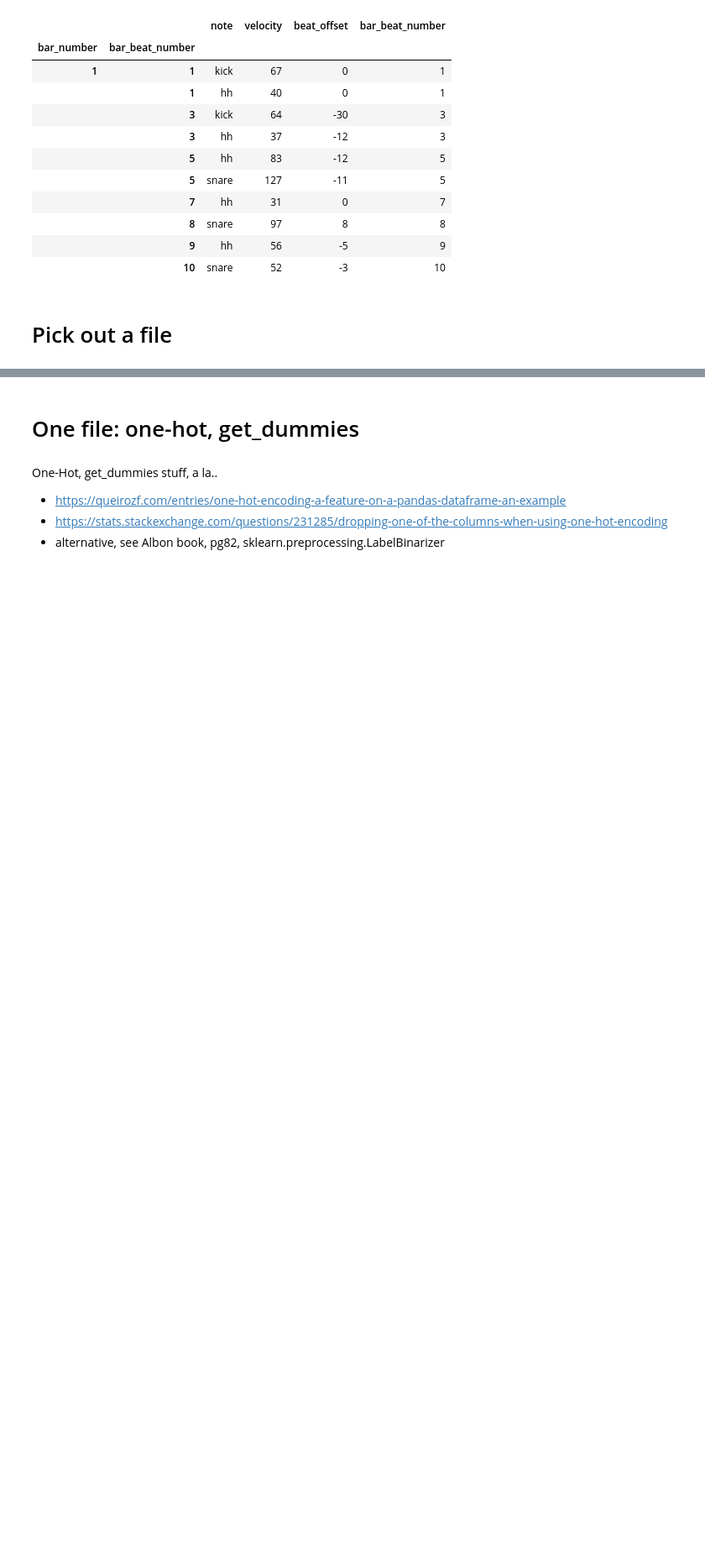
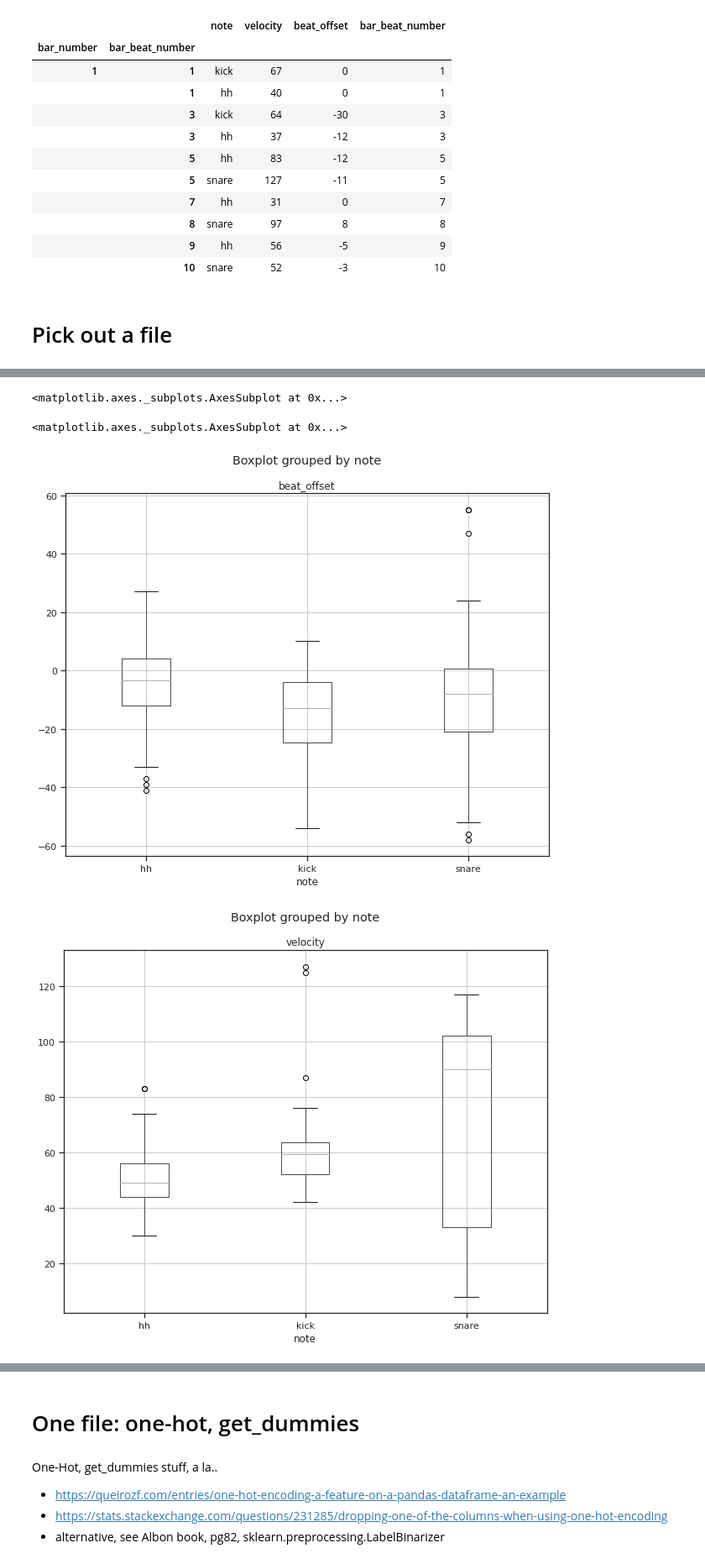
Before and after one commit to curtiscu/LYIT, a Jupyter notebook: LoadAllTheThings.ipynb, the cells around one changed output, grey strips where cells are left out. Shown at 84% size. Drawn from its saved outputs; the diff is of its cells as text; code cells hidden in the pictures; blank space fills up the shorter version.

```diff
--- a/LoadAllTheThings.ipynb
+++ b/LoadAllTheThings.ipynb
@@ -204,0 +302,9 @@ df1 = test_data.tight_df.copy()
+# %%
+
+df1.boxplot(by='note', column=['beat_offset'], figsize=(10, 8))
+df1.boxplot(by='note', column=['velocity'], figsize=(10, 8))
+# %% [output]
+<matplotlib.axes._subplots.AxesSubplot at 0x...>
+<matplotlib.axes._subplots.AxesSubplot at 0x...>
+[figure, added]
+[figure, added]
```
Also changed, not shown: parts of 33 cells of this notebook.
